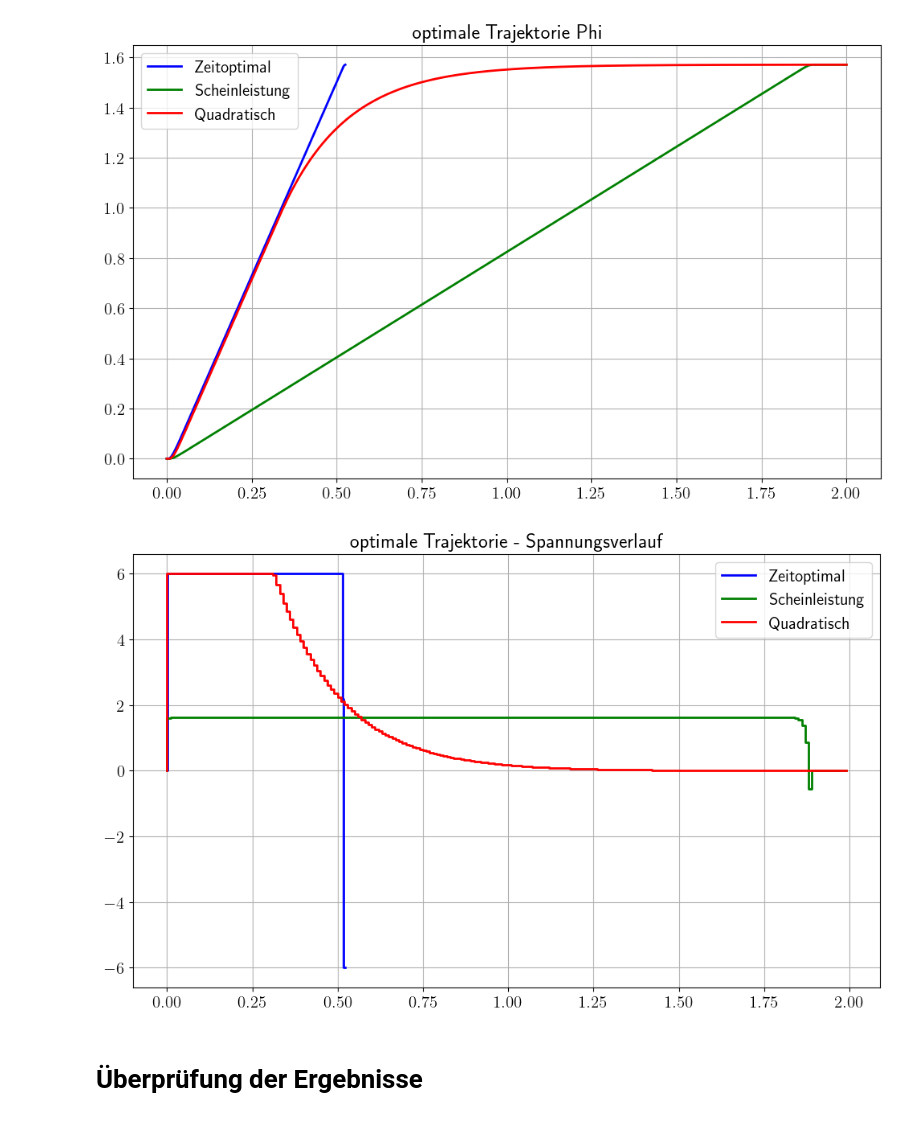
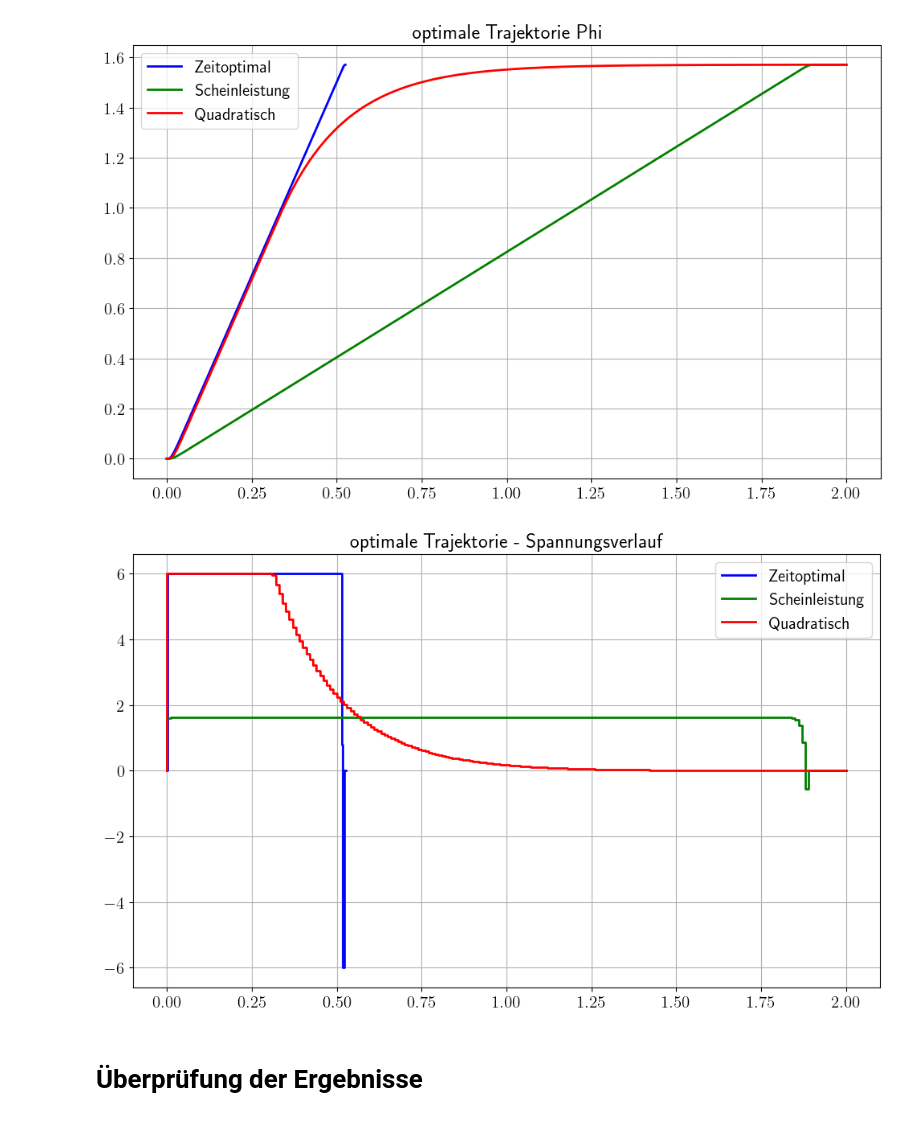
Before and after one commit to StefanKauf/OClab, a Jupyter notebook: 1_einfaches_Modell.ipynb, the cells around one changed output. Saved outputs shown, nothing was run; the diff lists cells and outputs as text; code cells hidden in the pictures.

```diff
--- a/1_einfaches_Modell.ipynb
+++ b/1_einfaches_Modell.ipynb
@@ -31,7 +31,7 @@ $
 # Gerneral
 N = 200                       # Stützstellen
 Tend = 2                      # Zeithorizont [s]
-t = np.linspace(0,Tend,N+1)   # Gleichverteilung der Stützstellen --> alternative mit Variablen dt
+t = np.linspace(0,Tend,N+1,endpoint=True)   # Gleichverteilung der Stützstellen --> alternative mit Variablen dt
 dt = Tend/N
 nx = 3
 nu = 1
@@ -61,7 +61,7 @@ topti = cas.casadi.Opti()
 
 # Minimiere x und u
 X = topti.variable(nx,N+1) # State vector [i,phi,omega]
-U = topti.variable(nu,N)   # Control vector [u]
+U = topti.variable(nu,N+1)   # Control vector [u]
 T = topti.variable()       # Final Time
 
 #opti.minimize(T)
@@ -77,7 +77,7 @@ for k in range(N): # loop over control intervals
 
 # Boundary Conditions
 topti.subject_to(X[:,0] == x0)                        # Anfangsbedingung
-topti.subject_to(X[1:nx,N] == [xN[1],xN[2]])          # Endbedingung
+topti.subject_to(X[:,N] == xN)          # Endbedingung
 
 topti.subject_to(U[:,0] == u0)
 
@@ -168,7 +171,7 @@ opti2 = cas.casadi.Opti()
 
 # Minimiere x und u
 X = opti2.variable(nx,N+1) # State vector
-U = opti2.variable(nu,N)   # Control vector
+U = opti2.variable(nu,N+1)   # Control vector
 
 # Dynamic Constraints
 for k in range(N): # loop over control intervals
@@ -275,7 +279,7 @@ opti3 = cas.casadi.Opti()
 
 # Minimiere x und u
 X = opti3.variable(nx,N+1) # State vector
-U = opti3.variable(nu,N)   # Control vector
+U = opti3.variable(nu,N+1)   # Control vector
 
 
 # Dynamic Constraints
@@ -372,17 +376,17 @@ plt.show()
 # %%
 plt.figure(figsize=(12,7))
 
-plt.step(t1[:-1],U1, 'b', linewidth ='2', label = 'Zeitoptimal')
-plt.step(t[:-1],U2, 'g', linewidth ='2', label = 'Scheinleistung')
-plt.step(t[:-1],U3, 'r', linewidth ='2', label = 'Quadratisch')
+plt.step(t1,U1, 'b', linewidth ='2', label = 'Zeitoptimal')
+plt.step(t,U2, 'g', linewidth ='2', label = 'Scheinleistung')
+plt.step(t,U3, 'r', linewidth ='2', label = 'Quadratisch')
 
 
 plt.grid()
 plt.legend(loc = 'best')
 plt.title('optimale Trajektorie - Spannungsverlauf ')
 
 plt.show()
 # %% [output]
-[figure, old version]
+[figure, new version]
 # %% [markdown]
 # Überprüfung der Ergebnisse
```
Also changed, not shown: parts of 14 cells of this notebook, 16 other files.
